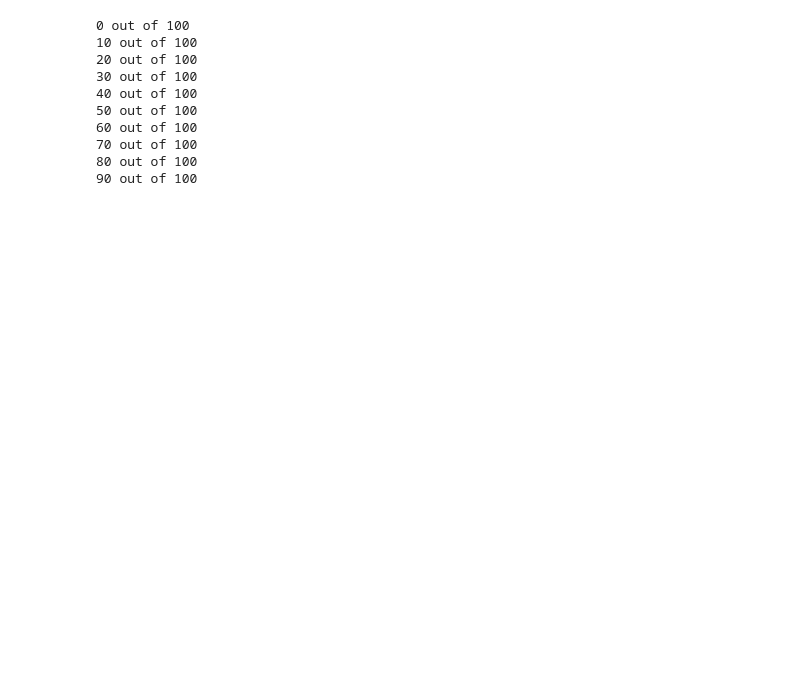
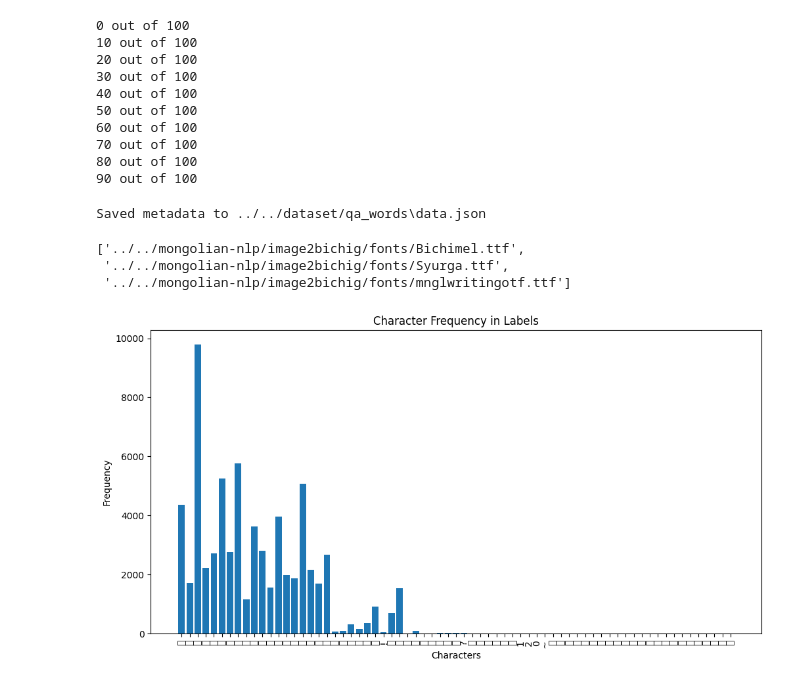
Before and after one commit to Munguudog/Mongol-tuulgatnii-hoyr-erhem-project-OCR-, a Jupyter notebook: adiya/synthetic.ipynb, the cells around one changed output. Saved outputs shown, nothing was run; the diff lists cells and outputs as text; code cells hidden in the pictures; blank space fills up the shorter version.

```diff
--- a/adiya/synthetic.ipynb
+++ b/adiya/synthetic.ipynb
@@ -10,7 +10,7 @@ app = QApplication([]) # 1 l udaa unshuulahgui bol kernel deer error uguud bsn.
 fonts = [
         "CMDASHITSEDEN5.91.ttf",
         "MONGOLIANSCRIPT5.91.ttf",
-        "MONGOLIANSYSTEM0.97.ttg",
+        "MONGOLIANSYSTEM0.97.ttf",
         "NotoSansMongolian-Regular.ttf"
 ]
 # %%
@@ -31,8 +31,9 @@ my_fonts = [
     "../fonts/NotoSansMongolian-Regular.ttf"
 ]
 # %%
-def generate_image(path, text, font=fonts[0], font_size = 40):
-    font_path = f"../fonts/{font}"  # Path to the font file
+def generate_image(path, text, font="../fonts/CMDASHITSEDEN5.91.ttf", font_size = 40):
+    # font_path = f"../fonts/{font}"  # Path to the font file
+    font_path = font  # Path to the font file
     font_id = QFontDatabase.addApplicationFont(font_path)
     font_family = QFontDatabase.applicationFontFamilies(font_id)[0]
 
@@ -141,4 +146,4 @@ generate_comparison_image("output.png", "ᠤᠲᠠᠰᠤ ᠴᠢᠨᠢ ᠰᠦᠢ
 ../fonts/MONGOLIANSYSTEM0.97.ttf
 ../fonts/NotoSansMongolian-Regular.ttf
 # %%
-df = pd.read_csv("../dataset/mini_qa.csv")
+df = pd.read_csv("../../dataset/qa.csv")
@@ -176,0 +204,64 @@ df.to_csv()
+# %%
+output_dir = "../../dataset/qa_words"
+os.makedirs(output_dir, exist_ok=True)
+data = []
+df = pd.read_csv("../../dataset/qa.csv")
+for idx, row in df.iterrows():
+    if len(data)>10000:
+        break
+    for column in ["question", "answer"]:
+        words = row[column].split()
+
+        for word in words:
+            if len(word) >= 5:
+                # selected_fonts = random.sample(my_fonts, min(3, len(my_fonts)))
+                selected_fonts=[my_fonts[13]]
+                for font in selected_fonts:
+                    image_name = f"{uuid.uuid4().hex}.png"
+                    image_path = os.path.join(output_dir, image_name)
+
+                    generate_image(image_path, word, font, 40)
+
+                    data.append({
+                        "image_path": image_path,
+                        "label": word,
+                        "font": font
+                    })
+
+json_path = os.path.join(output_dir, "data.json")
+with open(json_path, "w", encoding="utf-8") as f:
+    json.dump(data, f, ensure_ascii=False, indent=4)
+
+print(f"Saved metadata to {json_path}")
+# %% [output]
+Saved metadata to ../../dataset/qa_words\data.json
+# %%
+random.sample(my_fonts, min(3, len(my_fonts)))
+# %% [output]
+['../../mongolian-nlp/image2bichig/fonts/Bichimel.ttf',
+ '../../mongolian-nlp/image2bichig/fonts/Syurga.ttf',
+ '../../mongolian-nlp/image2bichig/fonts/mnglwritingotf.ttf']
+# %%
+def plot_character_distribution(json_path):
+    with open(json_path, "r", encoding="utf-8") as f:
+        data = json.load(f)
+
+    char_counts = Counter()
+    for entry in data:
+        char_counts.update(entry["label"])
+
+    chars, counts = zip(*char_counts.items())
+
+    plt.figure(figsize=(12, 6))
+    plt.bar(chars, counts)
+    plt.xlabel("Characters")
+    plt.ylabel("Frequency")
+    plt.title("Character Frequency in Labels")
+    plt.xticks(rotation=90)
+    plt.show()
+
+    return char_counts
+# %%
+c = plot_character_distribution("../../dataset/qa_words\data.json")
+# %% [output]
+[figure, added]
```
Also changed, not shown: parts of 8 cells of this notebook, 3 other files.
